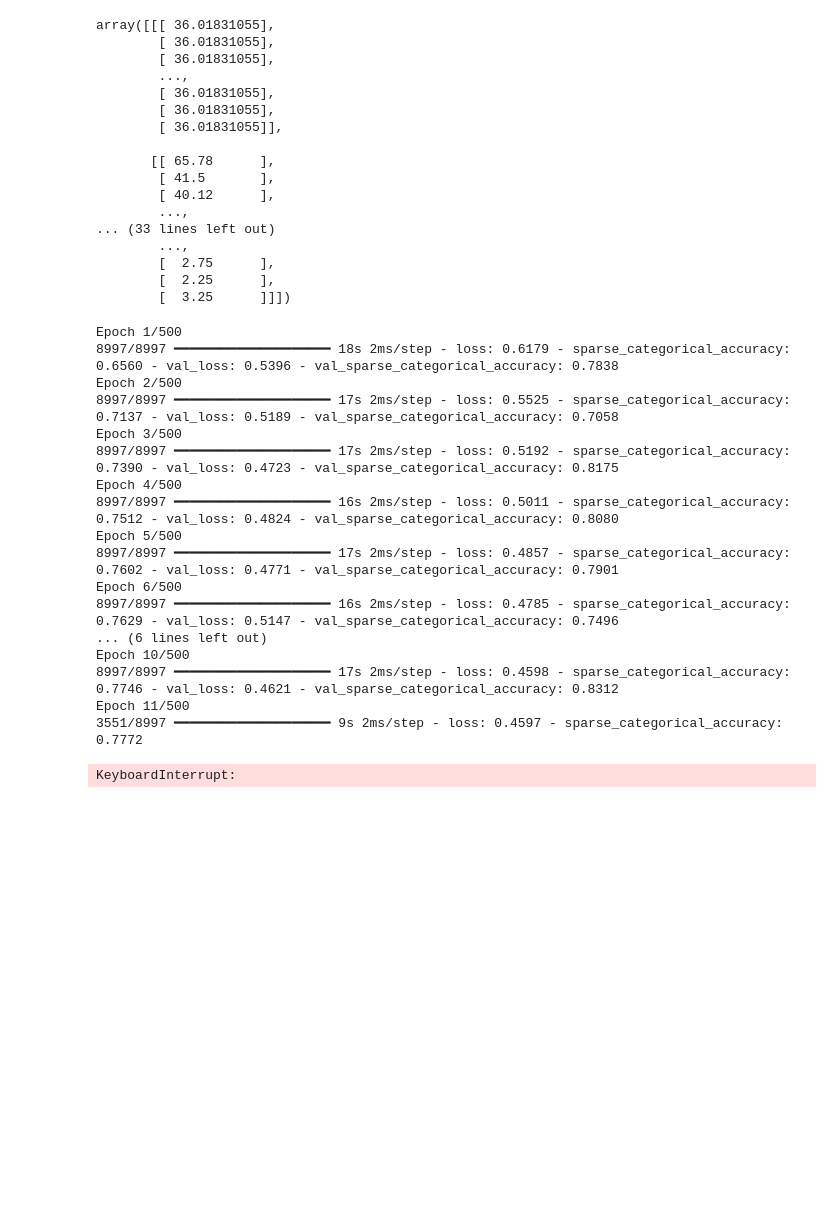
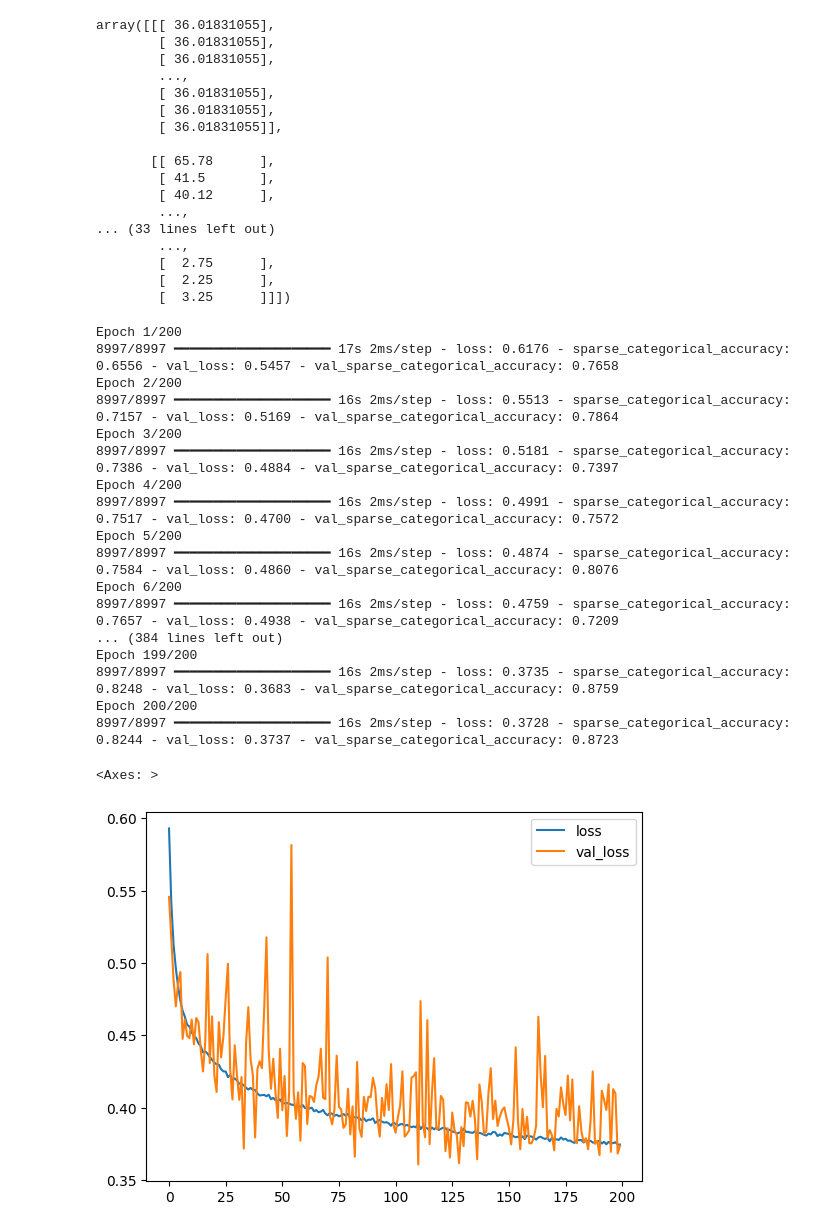
Before and after one commit to RubenSerdonsPXL/Lapland, a Jupyter notebook: Deep_Learning/P3/TimeSeriesRuben.ipynb, the cells around one changed output. Cells and saved outputs as stored; diff of their text form; code cells hidden in the pictures; blank space fills up the shorter version.

```diff
--- a/Deep_Learning/P3/TimeSeriesRuben.ipynb
+++ b/Deep_Learning/P3/TimeSeriesRuben.ipynb
@@ -317,7 +317,7 @@ model = make_model(input_shape=x_train.shape[1:])
 # pip install pydot -> restart Kernel
 # keras.utils.plot_model(model, show_shapes=True)
 # %%
-epochs = 500
+epochs = 200
 batch_size = 32
 
 callbacks = [
@@ -341,21 +341,26 @@ history = model.fit(
     verbose=1,
 )
 # %% [output]
-Epoch 1/500
-8997/8997 ━━━━━━━━━━━━━━━━━━━━ 18s 2ms/step - loss: 0.6179 - sparse_categorical_accuracy: 0.6560 - val_loss: 0.5396 - val_sparse_categorical_accuracy: 0.7838
-Epoch 2/500
-8997/8997 ━━━━━━━━━━━━━━━━━━━━ 17s 2ms/step - loss: 0.5525 - sparse_categorical_accuracy: 0.7137 - val_loss: 0.5189 - val_sparse_categorical_accuracy: 0.7058
-Epoch 3/500
-8997/8997 ━━━━━━━━━━━━━━━━━━━━ 17s 2ms/step - loss: 0.5192 - sparse_categorical_accuracy: 0.7390 - val_loss: 0.4723 - val_sparse_categorical_accuracy: 0.8175
-Epoch 4/500
-8997/8997 ━━━━━━━━━━━━━━━━━━━━ 16s 2ms/step - loss: 0.5011 - sparse_categorical_accuracy: 0.7512 - val_loss: 0.4824 - val_sparse_categorical_accuracy: 0.8080
-Epoch 5/500
-8997/8997 ━━━━━━━━━━━━━━━━━━━━ 17s 2ms/step - loss: 0.4857 - sparse_categorical_accuracy: 0.7602 - val_loss: 0.4771 - val_sparse_categorical_accuracy: 0.7901
-Epoch 6/500
-8997/8997 ━━━━━━━━━━━━━━━━━━━━ 16s 2ms/step - loss: 0.4785 - sparse_categorical_accuracy: 0.7629 - val_loss: 0.5147 - val_sparse_categorical_accuracy: 0.7496
-... (6 lines left out)
-Epoch 10/500
-8997/8997 ━━━━━━━━━━━━━━━━━━━━ 17s 2ms/step - loss: 0.4598 - sparse_categorical_accuracy: 0.7746 - val_loss: 0.4621 - val_sparse_categorical_accuracy: 0.8312
-Epoch 11/500
-3551/8997 ━━━━━━━━━━━━━━━━━━━━ 9s 2ms/step - loss: 0.4597 - sparse_categorical_accuracy: 0.7772
+Epoch 1/200
+8997/8997 ━━━━━━━━━━━━━━━━━━━━ 17s 2ms/step - loss: 0.6176 - sparse_categorical_accuracy: 0.6556 - val_loss: 0.5457 - val_sparse_categorical_accuracy: 0.7658
+Epoch 2/200
+8997/8997 ━━━━━━━━━━━━━━━━━━━━ 16s 2ms/step - loss: 0.5513 - sparse_categorical_accuracy: 0.7157 - val_loss: 0.5169 - val_sparse_categorical_accuracy: 0.7864
+Epoch 3/200
+8997/8997 ━━━━━━━━━━━━━━━━━━━━ 16s 2ms/step - loss: 0.5181 - sparse_categorical_accuracy: 0.7386 - val_loss: 0.4884 - val_sparse_categorical_accuracy: 0.7397
+Epoch 4/200
+8997/8997 ━━━━━━━━━━━━━━━━━━━━ 16s 2ms/step - loss: 0.4991 - sparse_categorical_accuracy: 0.7517 - val_loss: 0.4700 - val_sparse_categorical_accuracy: 0.7572
+Epoch 5/200
+8997/8997 ━━━━━━━━━━━━━━━━━━━━ 16s 2ms/step - loss: 0.4874 - sparse_categorical_accuracy: 0.7584 - val_loss: 0.4860 - val_sparse_categorical_accuracy: 0.8076
+Epoch 6/200
+8997/8997 ━━━━━━━━━━━━━━━━━━━━ 16s 2ms/step - loss: 0.4759 - sparse_categorical_accuracy: 0.7657 - val_loss: 0.4938 - val_sparse_categorical_accuracy: 0.7209
+... (384 lines left out)
+Epoch 199/200
+8997/8997 ━━━━━━━━━━━━━━━━━━━━ 16s 2ms/step - loss: 0.3735 - sparse_categorical_accuracy: 0.8248 - val_loss: 0.3683 - val_sparse_categorical_accuracy: 0.8759
+Epoch 200/200
+8997/8997 ━━━━━━━━━━━━━━━━━━━━ 16s 2ms/step - loss: 0.3728 - sparse_categorical_accuracy: 0.8244 - val_loss: 0.3737 - val_sparse_categorical_accuracy: 0.8723
-KeyboardInterrupt:
+# %%
+loss_df = pd.DataFrame(model.history.history)
+loss_df[['loss', 'val_loss']].plot()
+# %% [output]
+<Axes: >
+[figure, added]
```
Also changed, not shown: parts of 6 cells of this notebook, 2 other files.
